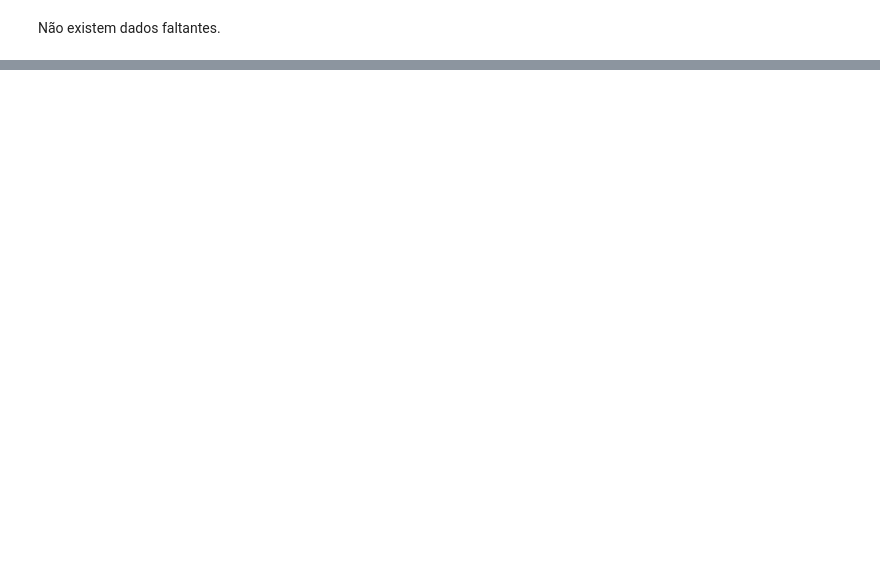
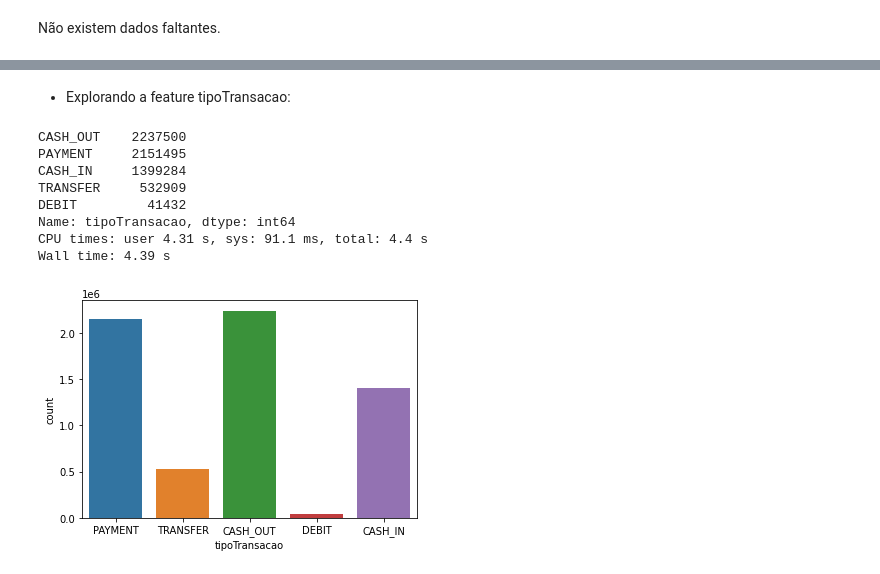
Before and after one commit to casjunior93/Tera---Desafio-de-classificacao, a Jupyter notebook: Refeito_Tera_Desafio_de_Classificação.ipynb, the cells around one changed output, grey strips where cells are left out. Saved outputs shown, nothing was run; the diff lists cells and outputs as text; code cells hidden in the pictures; blank space fills up the shorter version.

```diff
--- a/Refeito_Tera_Desafio_de_Classificação.ipynb
+++ b/Refeito_Tera_Desafio_de_Classificação.ipynb
@@ -155,0 +199,3 @@ Não existem dados faltantes.
+# %%
+%%time
+df.drop_duplicates(keep=False, inplace=True)
@@ -155,0 +219,16 @@ Não existem dados faltantes.
+# %% [markdown]
+* Explorando a feature tipoTransacao:
+# %%
+%%time
+sns.countplot(x="tipoTransacao", data=df)
+print(df.tipoTransacao.value_counts())
+# %% [output]
+CASH_OUT    2237500
+PAYMENT     2151495
+CASH_IN     1399284
+TRANSFER     532909
+DEBIT         41432
+Name: tipoTransacao, dtype: int64
+CPU times: user 4.31 s, sys: 91.1 ms, total: 4.4 s
+Wall time: 4.39 s
+[figure, added]
```
Also changed, not shown: parts of 29 cells of this notebook.
